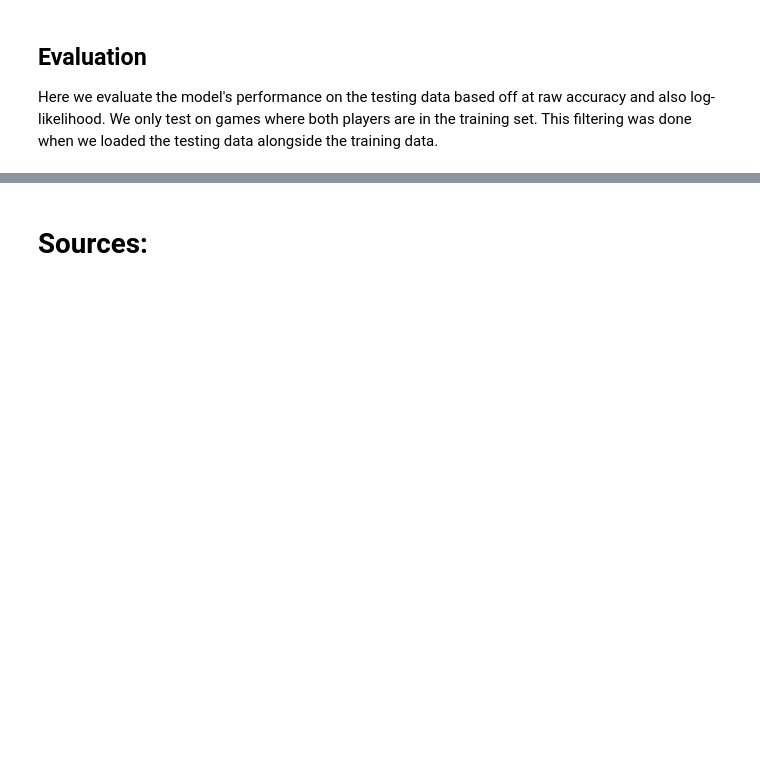
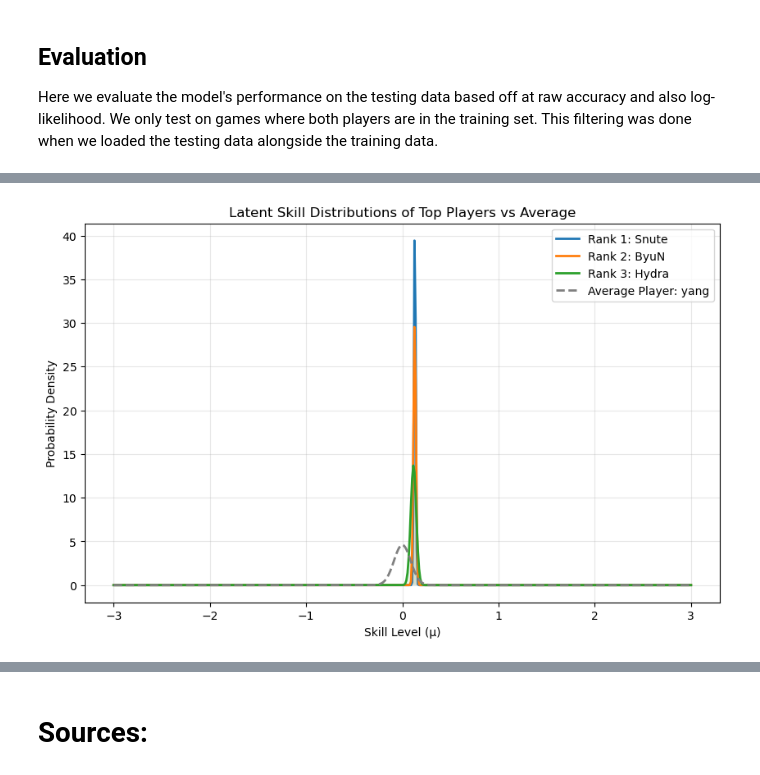
Before and after one commit to micahbc/CS179_group108_project, a Jupyter notebook: skill_predictor.ipynb, the cells around one changed output, grey strips where cells are left out. Cells and saved outputs as stored; diff of their text form; code cells hidden in the pictures; blank space fills up the shorter version.

Commit message:
added visuals and race model to see diff

```diff
--- a/skill_predictor.ipynb
+++ b/skill_predictor.ipynb
@@ -102,10 +103,12 @@ for line in test_lines:
     a_won = row[2] == '[winner]'
     b_won = row[5] == '[winner]'
     is_draw = a_won and b_won
+    class_a = row[6].strip()
+    class_b = row[7].strip()
     a, b = playerid[a_name], playerid[b_name]
-    test_records.append((a, b, 0.5 if is_draw else float(a_won)))
+    test_records.append((a, b, 0.5 if is_draw else float(a_won), class_a, class_b))
 
 
 print("\nTesting data:")
-print(f"Players seen in test : {len(set(a for a,b,_ in test_records) | set(b for a,b,_ in test_records))}")
+print(f"Players seen in test : {len(set(a for a,b,*_ in test_records) | set(b for a,b,*_ in test_records))}")
 print(f"Games                : {len(test_records)}")
@@ -223,0 +377,37 @@ print(f"Test log-loss : {log_loss/total:.4f}  (random baseline = {np.log(2):.4f}
+# %%
+# Visualize the results
+
+def plot_skill_distributions(model, playername, top_k=3):
+    plt.figure(figsize=(10, 6))
+
+    x = np.linspace(-3, 3, 500)
+
+    # Find the top players
+    ranked_indices = np.argsort(model.mu)[::-1]
+    top_players = ranked_indices[:top_k]
+
+    # Find an average player (mu closest to 0)
+    avg_player = np.argmin(np.abs(model.mu - 0.0))
+
+    # Plot top players
+    for pid in top_players:
+        mu, sigma = model.mu[pid], model.sigma[pid]
+        y = norm.pdf(x, mu, sigma)
+        plt.plot(x, y, label=f"Rank {np.where(ranked_indices == pid)[0][0] + 1}: {playername[pid]}", linewidth=2)
+        plt.fill_between(x, y, alpha=0.1)
+
+    # Plot the baseline/average player
+    mu, sigma = model.mu[avg_player], model.sigma[avg_player]
+    y = norm.pdf(x, mu, sigma)
+    plt.plot(x, y, label=f"Average Player: {playername[avg_player]}", linestyle='--', color='gray', linewidth=2)
+
+    plt.title("Latent Skill Distributions of Top Players vs Average")
+    plt.xlabel("Skill Level (μ)")
+    plt.ylabel("Probability Density")
+    plt.legend()
+    plt.grid(True, alpha=0.3)
+    plt.show()
+
+plot_skill_distributions(model, playername)
+# %% [output]
+[figure, added]
```
Also changed, not shown: parts of 12 cells of this notebook, 1 other file.
